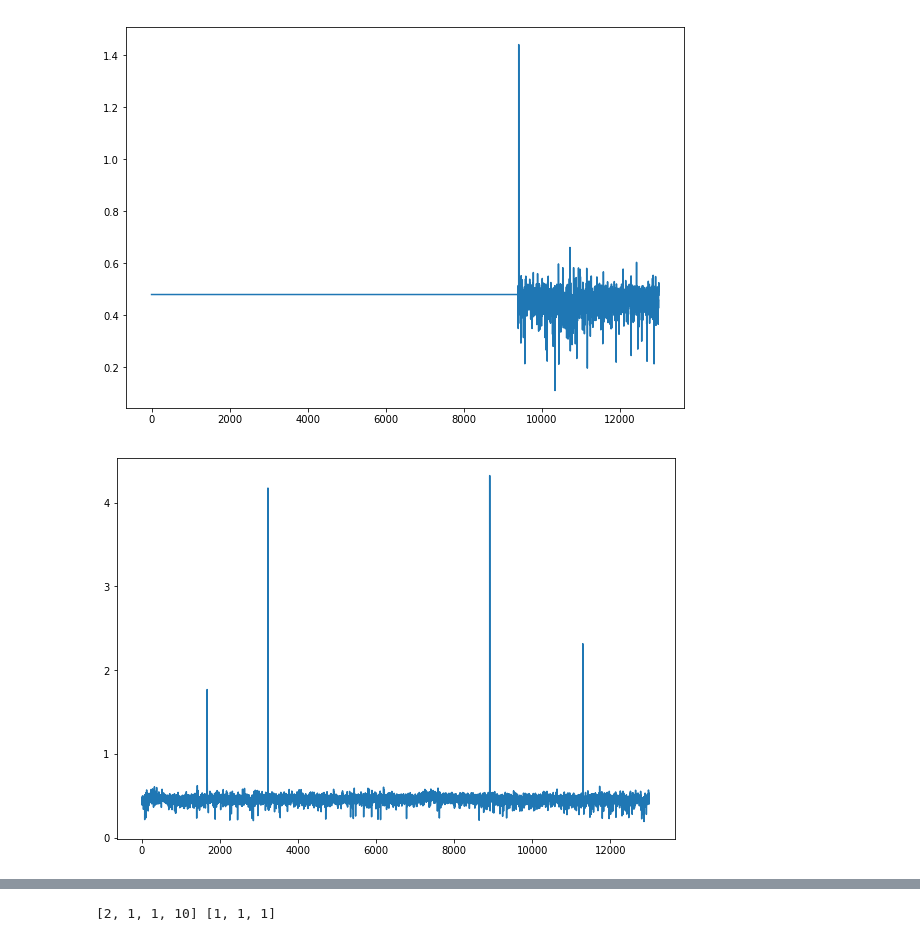
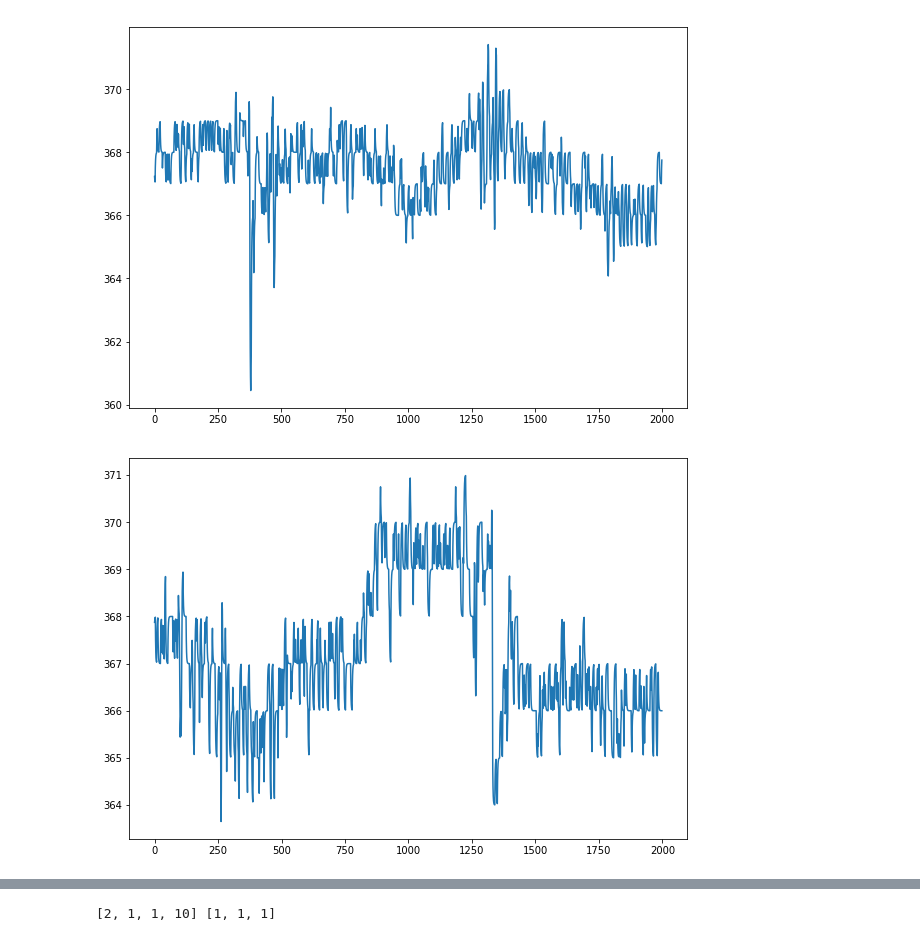
Before and after one commit to A101110/models, a Jupyter notebook: Pred_for_single_value.ipynb, the cells around one changed output, grey strips where cells are left out. Drawn from its saved outputs; the diff is of its cells as text; code cells hidden in the pictures.

Commit message:
SARIMAX prediction for single value - with datetime and trend support

```diff
--- a/Pred_for_single_value.ipynb
+++ b/Pred_for_single_value.ipynb
@@ -29,22 +29,23 @@ wb1 = openpyxl.load_workbook(r"data_sheets\Книга1.xlsx")
 sheet = wb1['Лист4']
 # %%
 start = datetime.datetime.now()
-timer = []
+timer_train = []
+timer_test = []
 batch_train = []
 batch_test = []
-n = 4530
-border = 17530
-num = 30530
-for i in range (1, border-n):
-    timer.append(sheet.cell(row = i+n, column = 2).value)
-    batch_train.append(float(sheet.cell(row = i+n, column = 7).value))
+n = 4000
+border = 6000
+num = 8000
+for i in range (0, border-n):
+    timer_train.append(sheet.cell(row = i+n, column = 8).value)
+    batch_train.append(float(sheet.cell(row = i+n, column = 2).value))
 for j in range (border-n, num-n-1):
-    timer.append(sheet.cell(row = j+n, column = 2).value)
-    batch_test.append(float(sheet.cell(row = j+n, column = 7).value))
+    timer_test.append(sheet.cell(row = i+n, column = 8).value)
+    batch_test.append(float(sheet.cell(row = j+n, column = 2).value))
 plt.plot(batch_train)
 plt.show()
 plt.plot(batch_test)
 plt.show()
 # %% [output]
-[figure, old version]
+[figure, new version]
-[figure, old version]
+[figure, new version]
```
Also changed, not shown: parts of 6 cells of this notebook.
